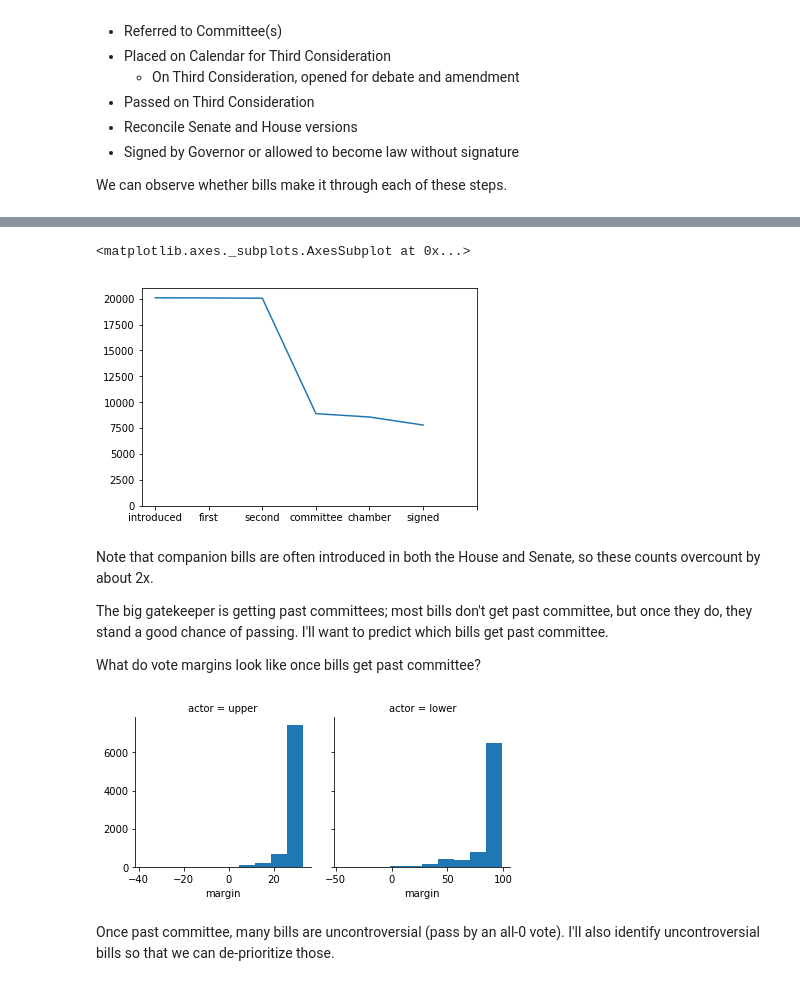
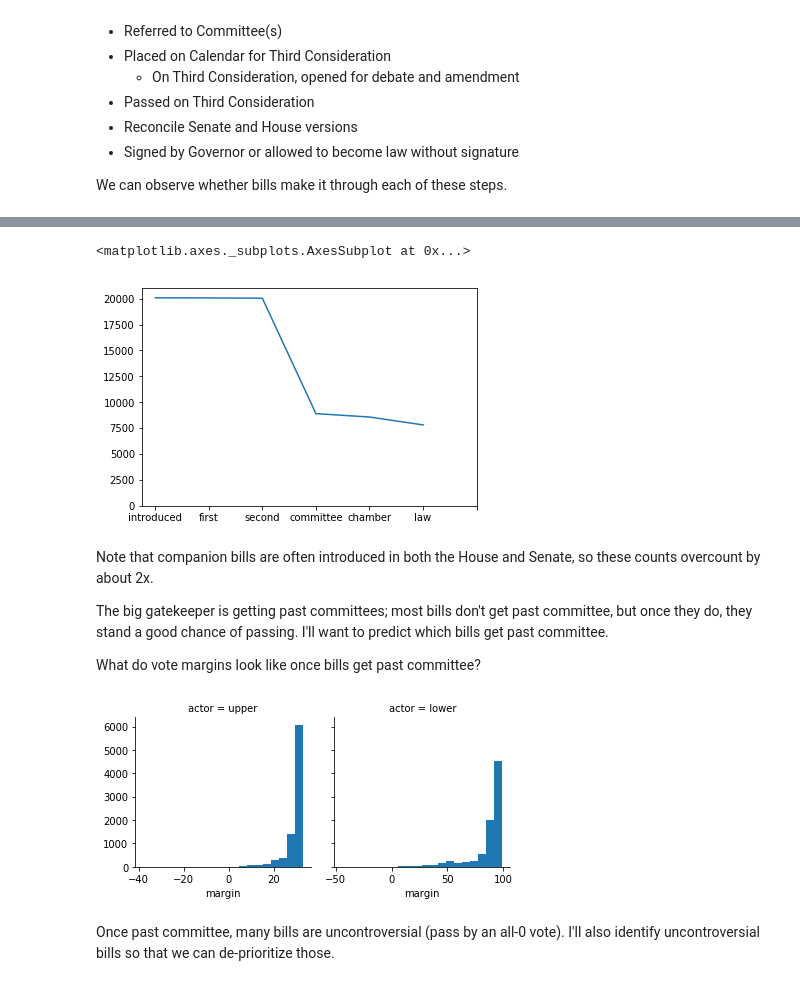
Before and after one commit to alexander-poon/represent, a Jupyter notebook: notebooks/taxonomy.ipynb, the cells around one changed output, grey strips where cells are left out. Drawn from its saved outputs; the diff is of its cells as text; code cells hidden in the pictures.

```diff
--- a/notebooks/taxonomy.ipynb
+++ b/notebooks/taxonomy.ipynb
@@ -127,32 +154,34 @@ We can observe whether bills make it through each of these steps.
 # %%
-actions = pd.read_csv('../data/actions.csv')
+def search_actions(strings):
+    """Search actions meeting one of a list of patterns. Strings passed as a list
+     are concatenated and used as a regex.
 
-actions.drop_duplicates(['action', 'actor', 'date', 'session', 'bill_id'], inplace = True)
-actions['action'].fillna('', inplace = True)
+    Returns a DataFrame with bills passing stage specified by string.
+    """
+    pattern = '|'.join(strings)
 
-intro = actions.query('action.str.contains("Filed for introduction|Filed for intro.")', engine = 'python')[['session', 'bill_id']] \
-    .drop_duplicates() \
+    return actions[actions.action.str.contains(pattern)] \
+        .loc[:, ['session', 'bill_id']] \
+        .drop_duplicates()
+
+intro = search_actions(['Filed for introduction', 'Filed for intro.']) \
     .assign(introduced = 1)
 
-first = actions.query('action.str.contains("Passed on First Consideration|P1C")', engine = 'python')[['session', 'bill_id']] \
-    .drop_duplicates() \
+first = search_actions(['Passed on First Consideration', 'P1C']) \
     .assign(first = 1)
 
-second = actions.query('action.str.contains("Passed on Second Consideration|P2C")', engine = 'python')[['session', 'bill_id']] \
-    .drop_duplicates() \
+second = search_actions(['Passed on Second Consideration', 'P2C']) \
     .assign(second = 1)
 
-committee = actions.query('action.str.contains("H. Placed on Regular Calendar|H. Placed on Consent Calendar|Placed on Senate Consent Calendar|Placed on Senate Regular Calendar")', engine = 'python')[['session', 'bill_id']] \
-    .drop_duplicates() \
+committee = search_actions(['H. Placed on Regular Calendar', 'H. Placed on Consent Calendar',
+                            'Placed on Senate Consent Calendar', 'Placed on Senate Regular Calendar']) \
     .assign(committee = 1)
 
-chamber = actions.query('action.str.contains("Passed H.|Passed Senate|Passed S.")', engine = 'python')[['session', 'bill_id']] \
-    .drop_duplicates() \
+chamber = search_actions(['Passed H.', 'Passed Senate', 'Passed S.']) \
     .assign(chamber = 1)
 
-signed = actions.query('action.str.contains("Signed by Governor")', engine = 'python')[['session', 'bill_id']] \
-    .drop_duplicates() \
-    .assign(signed = 1)
+law = search_actions(['Signed by Governor', 'Returned by Governor without signature']) \
+    .assign(law = 1)
 
 bills = bills \
     .merge(intro, how = 'left', on = ['session', 'bill_id'], validate = '1:1') \
@@ -160,16 +189,14 @@ bills = bills \
     .merge(second, how = 'left', on = ['session', 'bill_id'], validate = '1:1') \
     .merge(committee, how = 'left', on = ['session', 'bill_id'], validate = '1:1') \
     .merge(chamber, how = 'left', on = ['session', 'bill_id'], validate = '1:1') \
-    .merge(signed, how = 'left', on = ['session', 'bill_id'], validate = '1:1')
+    .merge(law, how = 'left', on = ['session', 'bill_id'], validate = '1:1')
 
-bills.fillna(value = {'introduced': 0, 'first': 0, 'second': 0, 'committee': 0, 'chamber': 0, 'signed': 0}, inplace = True)
-
-bills[['introduced', 'first', 'second', 'committee', 'chamber', 'signed']] \
-    .agg(sum) \
+bills[['introduced', 'first', 'second', 'committee', 'chamber', 'law']] \
+    .sum(axis = 0) \
     .plot(xticks = range(7), ylim = (0, 21000))
 # %% [output]
 <matplotlib.axes._subplots.AxesSubplot at 0x...>
-[figure, old version]
+[figure, new version]
 # %% [markdown]
 Note that companion bills are often introduced in both the House and Senate, so these counts overcount by about 2x.
 
@@ -178,13 +205,12 @@ The big gatekeeper is getting past committees; most bills don't get past committ
 What do vote margins look like once bills get past committee?
 # %%
 margin = actions.query('action.str.contains("Failed to pass H.|Failed to pass Senate|Passed H.|Passed Senate|Passed S.")', engine = 'python') \
-    .assign(margin = actions['ayes'] - actions['nays']) \
-    .loc[:, ['session', 'bill_id', 'actor', 'margin']]
+    .assign(margin = actions['ayes'] - actions['nays'])
 
 g = sns.FacetGrid(margin, col = "actor", sharex = False)
-g = g.map(plt.hist, "margin")
+g = g.map(plt.hist, "margin", bins = 20)
 # %% [output]
-[figure, old version]
+[figure, new version]
 # %% [markdown]
 Once past committee, many bills are uncontroversial (pass by an all-0 vote). I'll also identify uncontroversial bills so that we can de-prioritize those.
 # %%
```
Also changed, not shown: parts of 29 cells of this notebook.
